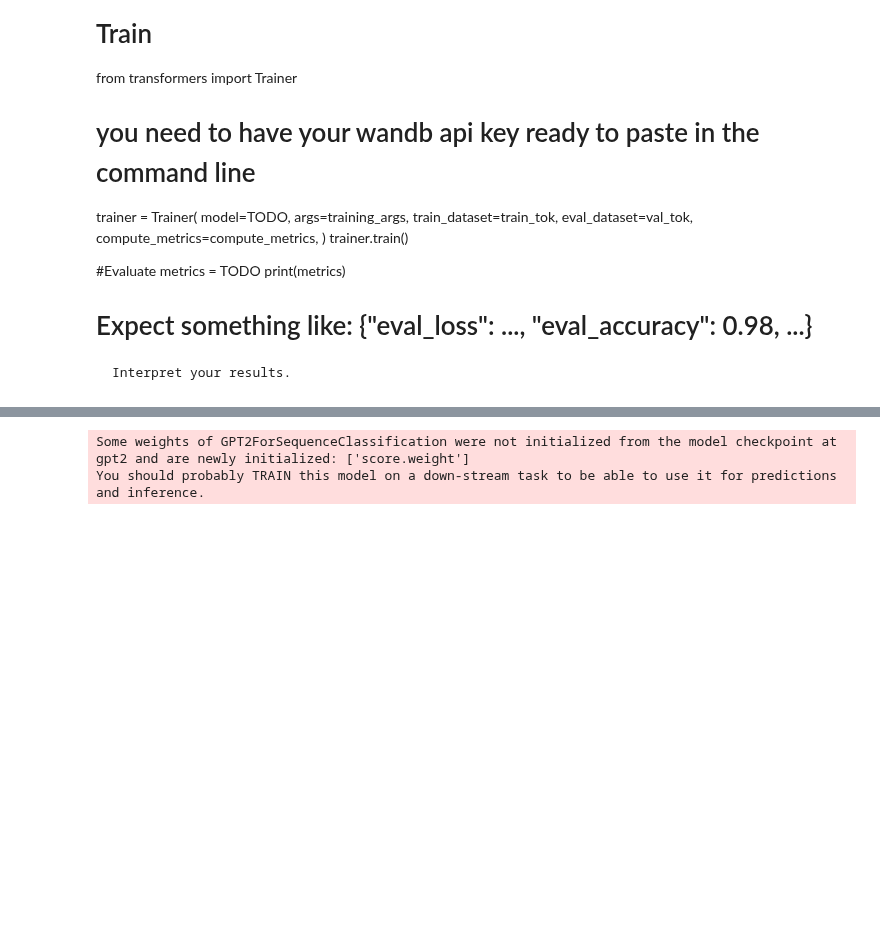
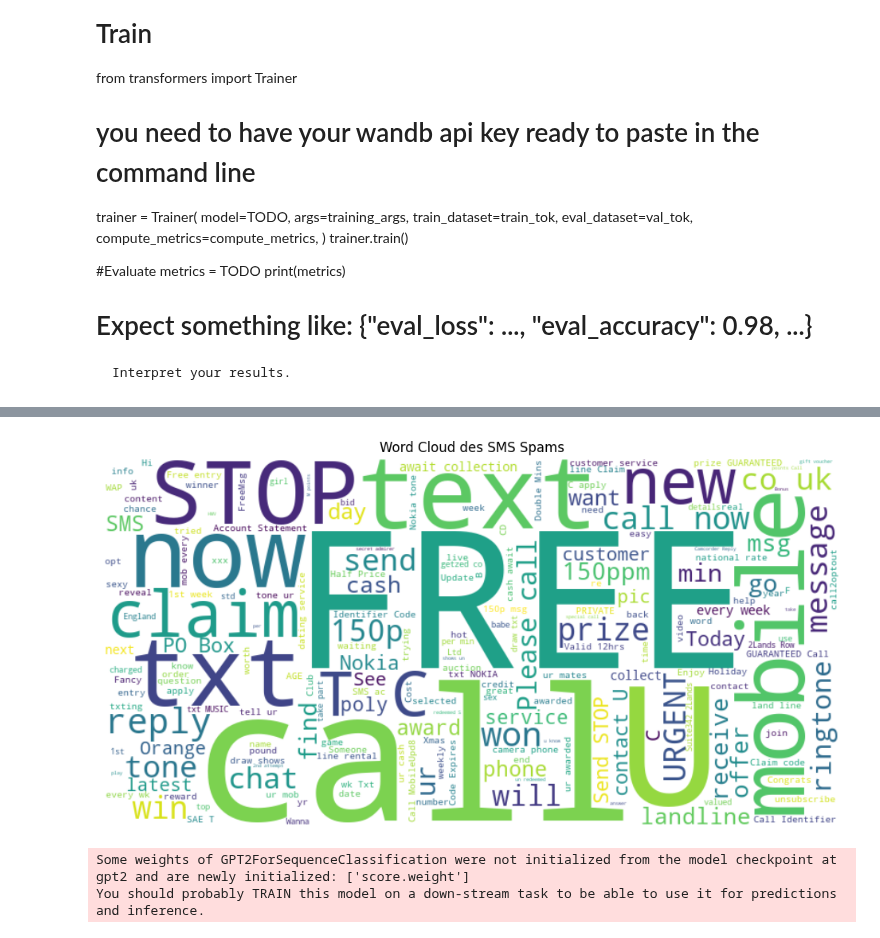
Before and after one commit to Jeynova/GenAI_Bootcamp, a Jupyter notebook: week6/day2/DailyChallenge/daily.ipynb, the cells around one changed output, grey strips where cells are left out. Cells and saved outputs as stored; diff of their text form; code cells hidden in the pictures; blank space fills up the shorter version.

Commit message:
wordcloud

```diff
--- a/week6/day2/DailyChallenge/daily.ipynb
+++ b/week6/day2/DailyChallenge/daily.ipynb
@@ -205,3 +211,21 @@ print(train_ds[:5])
+# %%
+# Extraire tous les SMS de spam
+spam_texts = [ex["sms"] for ex in train_ds if ex["label"] == 1]
+
+# Joindre en une seule grande chaîne
+spam_corpus = " ".join(spam_texts)
+
+# Créer le nuage de mots
+wordcloud = WordCloud(width=800, height=400, background_color='white').generate(spam_corpus)
+
+# Affichage
+plt.figure(figsize=(12, 6))
+plt.imshow(wordcloud, interpolation='bilinear')
+plt.axis("off")
+plt.title("Word Cloud des SMS Spams")
+plt.show()
+# %% [output]
+[figure, added]
 # %%
 model_name = "gpt2"
 tokenizer = GPT2Tokenizer.from_pretrained(model_name)
```
Also changed, not shown: parts of 2 cells of this notebook.
